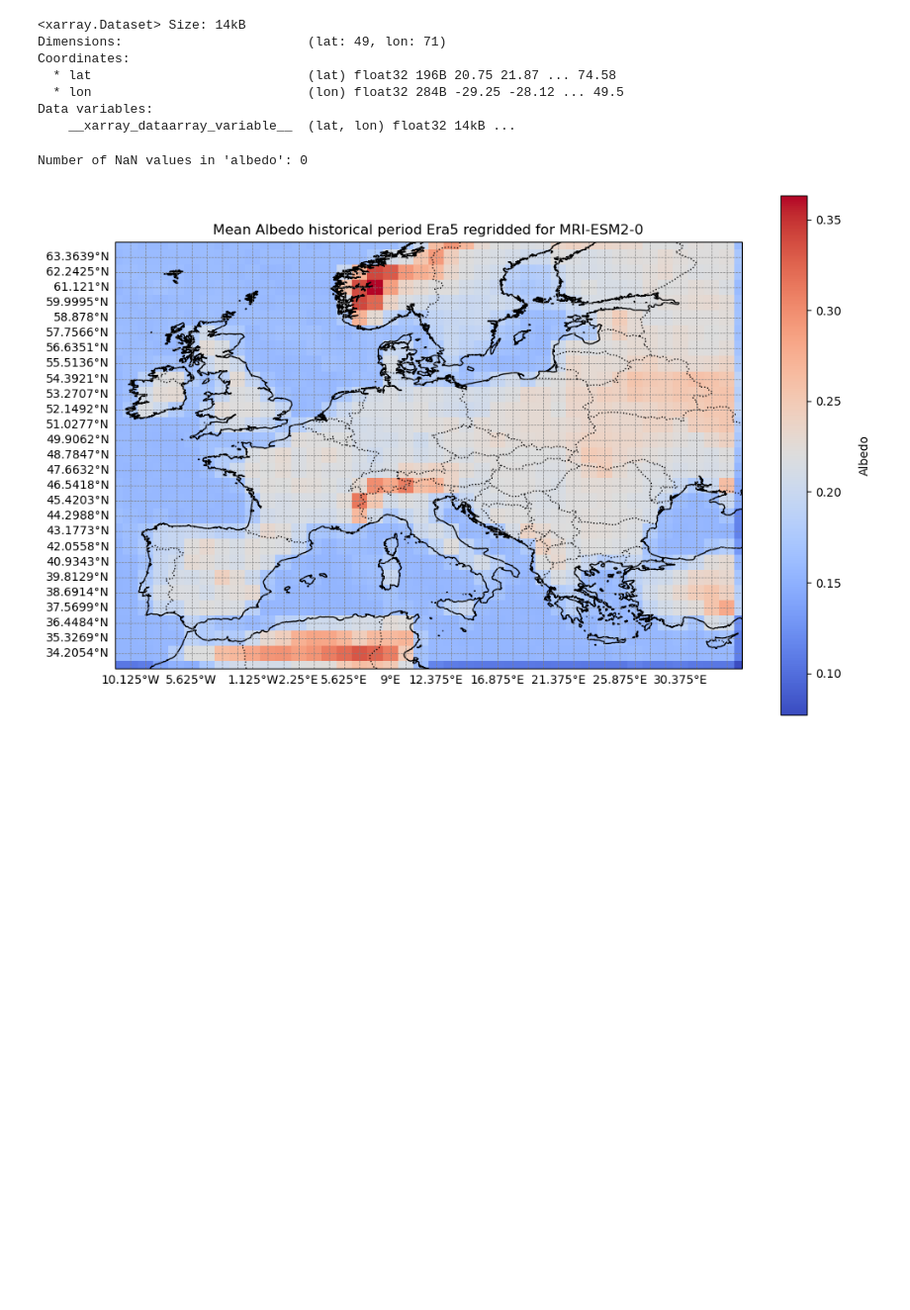
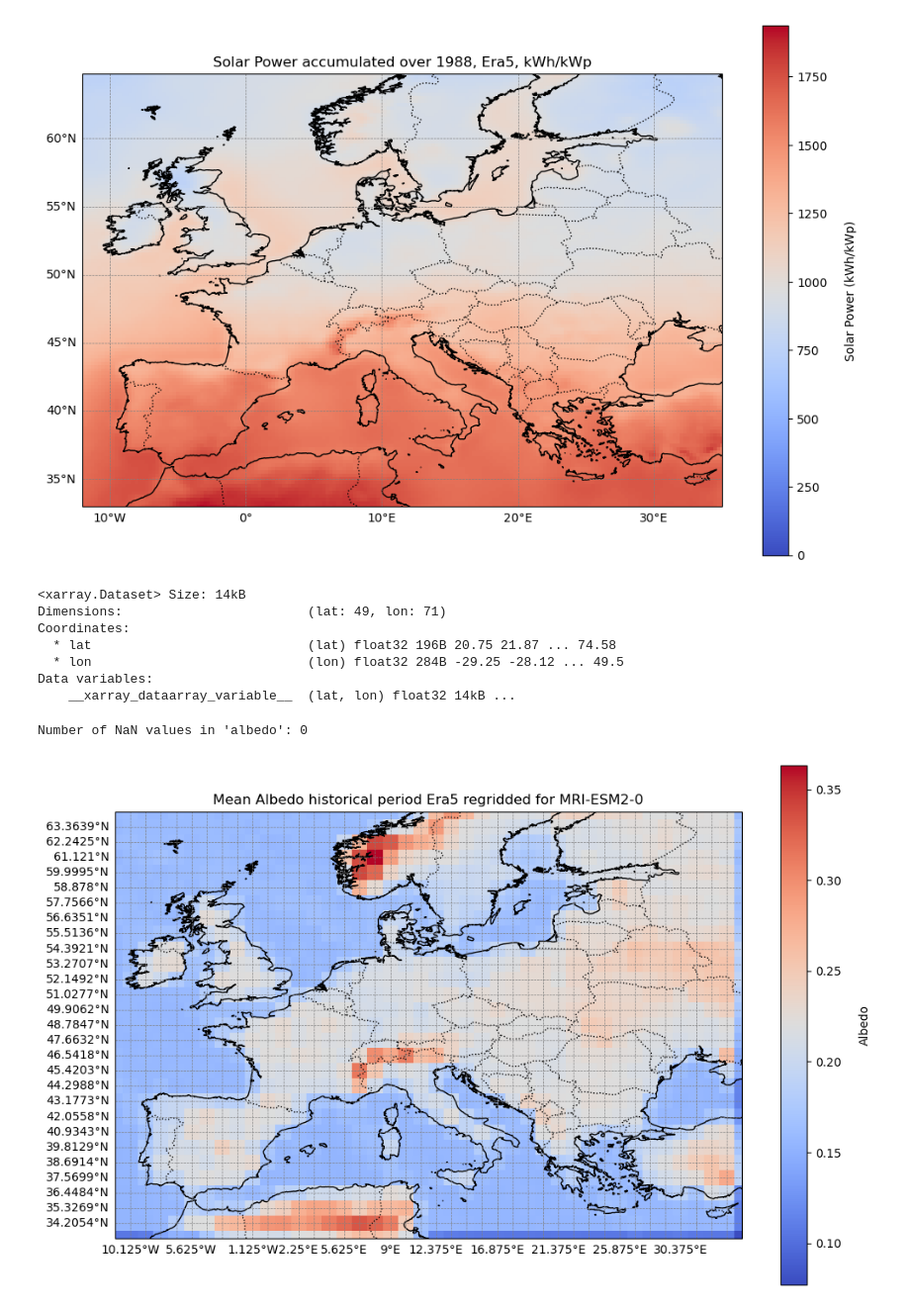
Before and after one commit to martabresco/Climate-Change-Impacted-Solar-Energy-Generation, a Jupyter notebook: bias_factors_albedo_check.ipynb, the cells around one changed output. Shown at 99% size. Saved outputs shown, nothing was run; the diff lists cells and outputs as text; code cells hidden in the pictures; blank space fills up the shorter version.

```diff
--- a/bias_factors_albedo_check.ipynb
+++ b/bias_factors_albedo_check.ipynb
@@ -11,3 +78,48 @@ import xesmf as xe
+# %%
+# Extract longitude, latitude, and the variable to plot
+lon = solar_power_era5.lon
+lat = solar_power_era5.lat  # Replace 'solar_power' with the actual variable name in ds_power
+
+# Create the plot
+fig, ax = plt.subplots(figsize=(12, 8), subplot_kw={'projection': ccrs.PlateCarree()})
+ax.set_extent([lon.min(), lon.max(), lat.min(), lat.max()], crs=ccrs.PlateCarree())
+
+# Plot the solar power data
+c = ax.pcolormesh(
+    lon, lat, solar_power_era5,  # Ensure correct shapes
+    transform=ccrs.PlateCarree(),
+    cmap='coolwarm',  # Colormap for solar power
+    shading='auto',
+    vmin=vmin,
+    vmax=vmax,  # Smooth shading
+)
+
+# Add map features
+ax.coastlines(resolution='10m', linewidth=1)
+ax.add_feature(cfeature.BORDERS, linestyle=':')
+ax.add_feature(cfeature.LAND, facecolor='lightgray')
+ax.add_feature(cfeature.OCEAN, facecolor='white')
+ax.set_title("Solar Power accumulated over 1988, Era5, kWh/kWp")
+
+# Add gridlines
+gridlines = ax.gridlines(
+    draw_labels=True,
+    linewidth=0.5,
+    color='gray',
+    linestyle='--',
+    x_inline=False,
+    y_inline=False
+)
+gridlines.top_labels = False  # Disable labels on the top
+gridlines.right_labels = False  # Disable labels on the right
+
+# Add colorbar
+cbar = fig.colorbar(c, ax=ax, orientation='vertical')
+cbar.set_label('Solar Power (kWh/kWp)', rotation=90, labelpad=15)
+
+plt.show()
+# %% [output]
+[figure, added]
 # %%
 albedo_file="/work/users/s233224/Climate-Change-Impacted-Solar-Energy-Generation/albedo/mean_albedo_grid_MRI-ESM2-0.nc"
 ds_albedo=xr.open_dataset(albedo_file)
```
Also changed, not shown: parts of 5 cells of this notebook, 1 other file.
